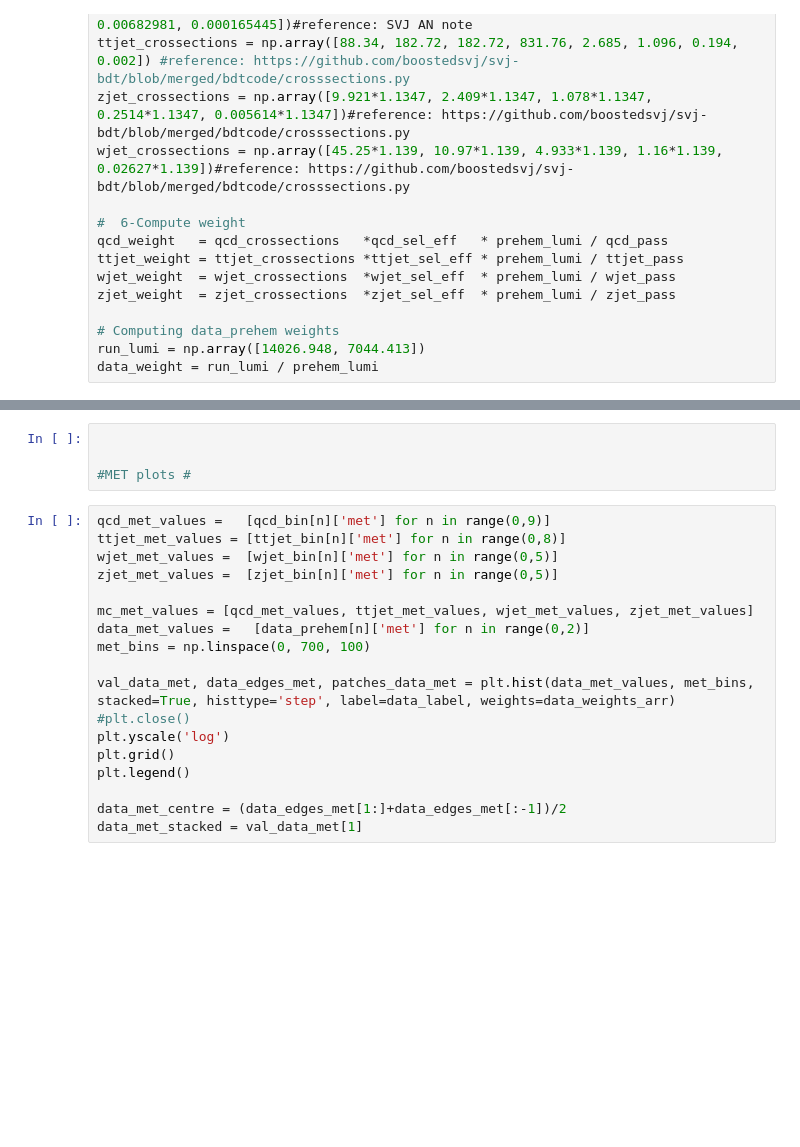
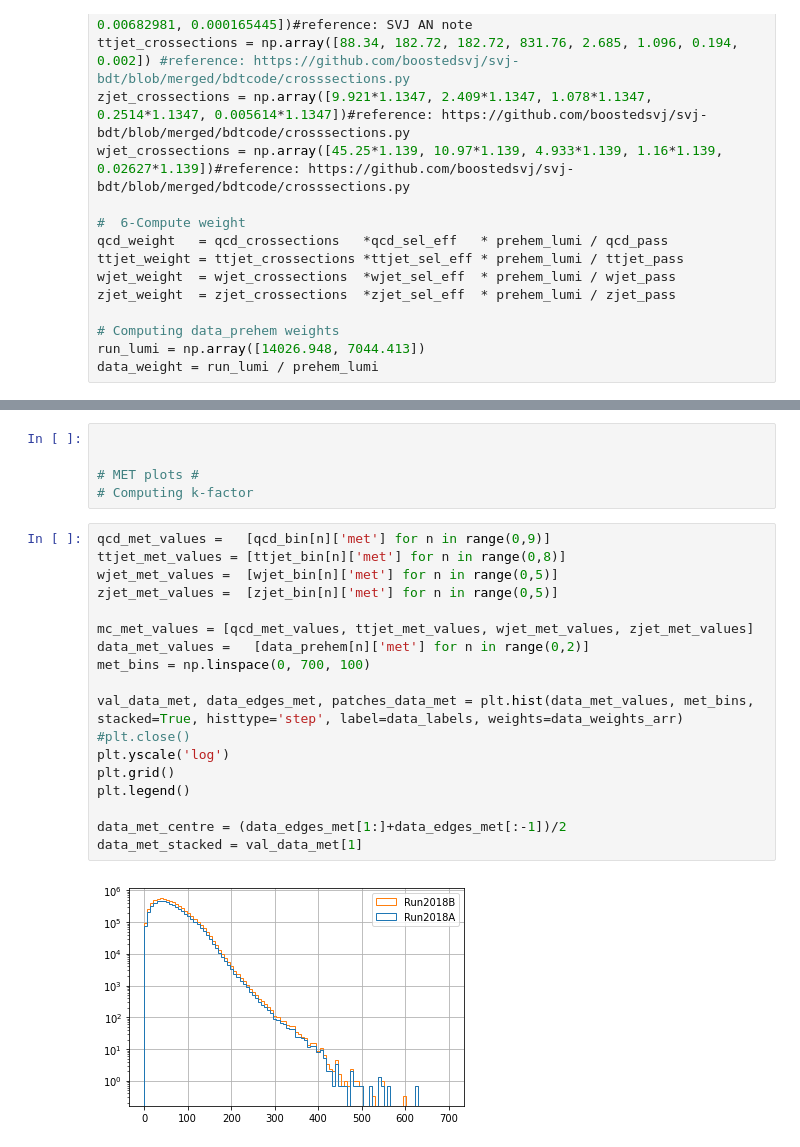
Before and after one commit to boostedsvj/svj-bdt, a Jupyter notebook: weight_correct_10052022_PreHEM.ipynb, the cells around one changed output, grey strips where cells are left out. Drawn from its saved outputs; the diff is of its cells as text; blank space fills up the shorter version.

```diff
--- a/weight_correct_10052022_PreHEM.ipynb
+++ b/weight_correct_10052022_PreHEM.ipynb
@@ -154,25 +194,28 @@ ax2.set_ylabel('Data/MC')
 # %%
 
 
-#MET plots #
+# MET plots #
+# Computing k-factor
 # %%
 qcd_met_values =   [qcd_bin[n]['met'] for n in range(0,9)]
 ttjet_met_values = [ttjet_bin[n]['met'] for n in range(0,8)]
 wjet_met_values =  [wjet_bin[n]['met'] for n in range(0,5)]
 zjet_met_values =  [zjet_bin[n]['met'] for n in range(0,5)]
 
 mc_met_values = [qcd_met_values, ttjet_met_values, wjet_met_values, zjet_met_values]
 data_met_values =   [data_prehem[n]['met'] for n in range(0,2)]
 met_bins = np.linspace(0, 700, 100)
 
-val_data_met, data_edges_met, patches_data_met = plt.hist(data_met_values, met_bins, stacked=True, histtype='step', label=data_label, weights=data_weights_arr)
+val_data_met, data_edges_met, patches_data_met = plt.hist(data_met_values, met_bins, stacked=True, histtype='step', label=data_labels, weights=data_weights_arr)
 #plt.close()
 plt.yscale('log')
 plt.grid()
 plt.legend()
 
 data_met_centre = (data_edges_met[1:]+data_edges_met[:-1])/2
 data_met_stacked = val_data_met[1]
+# %% [output]
+[figure, added]
 # %%
 fig, ax = plt.subplots(5, 1, figsize=(10,20))
 fig.suptitle('MC & data_prehem MET bin by bins', y=0.9)
```
Also changed, not shown: parts of 13 cells of this notebook.
